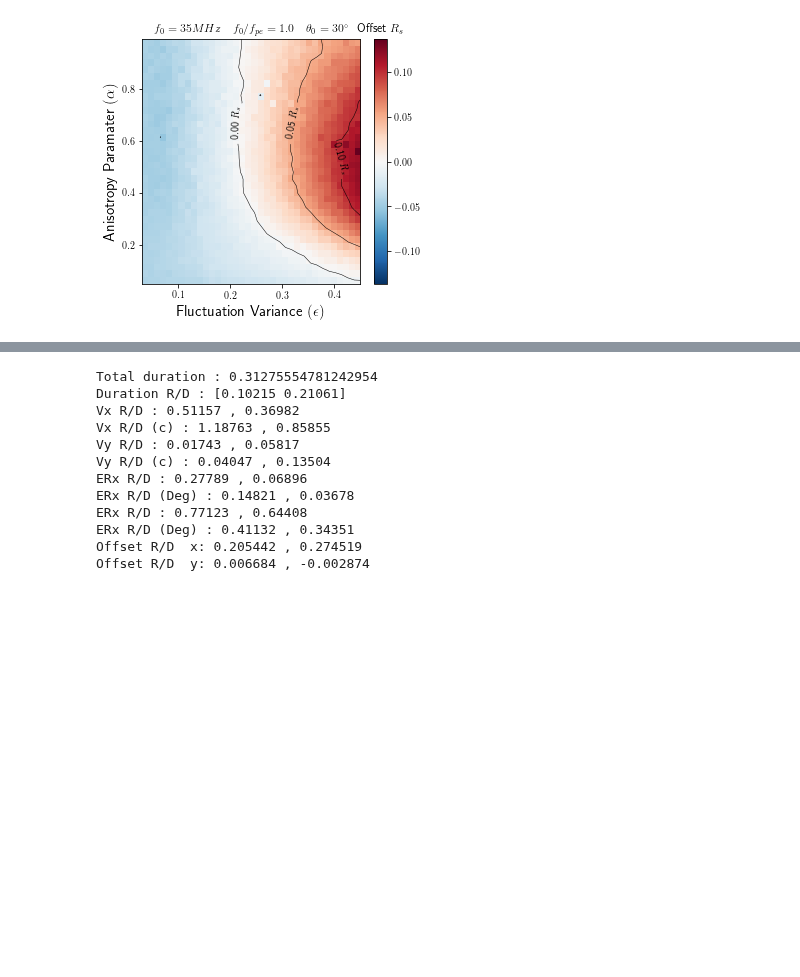
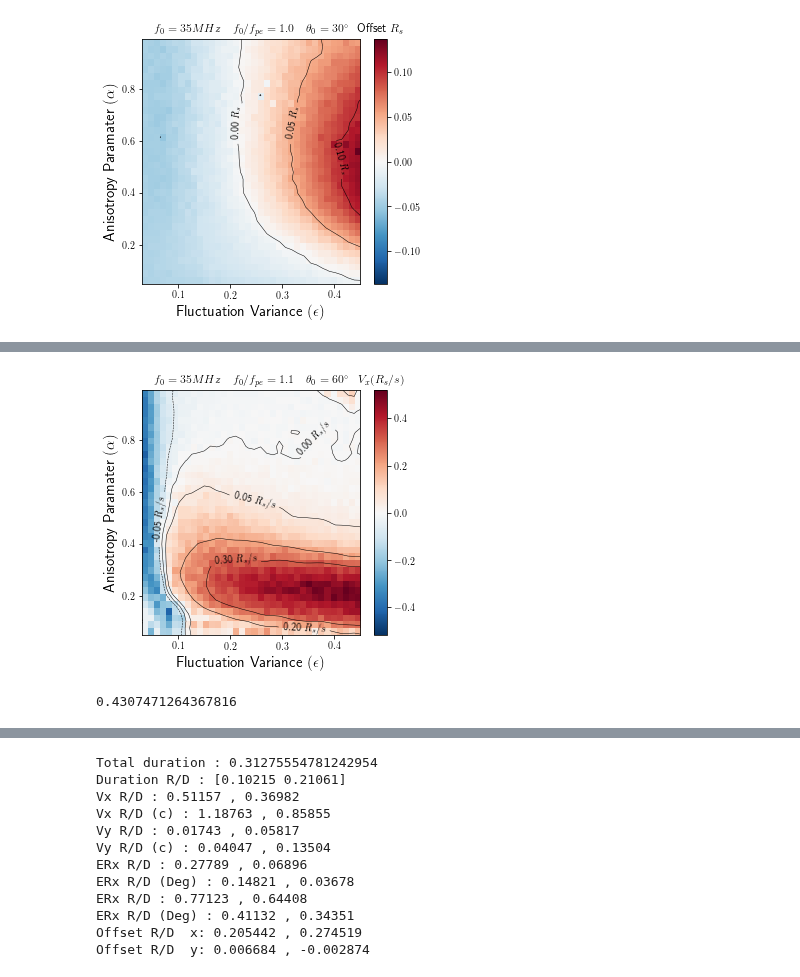
Before and after one commit to peijin94/SunRay, a Jupyter notebook: sunray_offset.ipynb, the cells around one changed output, grey strips where cells are left out. Saved outputs shown, nothing was run; the diff lists cells and outputs as text; code cells hidden in the pictures; blank space fills up the shorter version.

```diff
--- a/sunray_offset.ipynb
+++ b/sunray_offset.ipynb
@@ -290,0 +338,49 @@ array([[False, False, False, ..., False, False, False],
+# %%
+import numpy as np
+data_par  = np.load('parsetRUN3.funda.rot'+angrotstr+'.v1.npz')
+res = data_par.f
+
+res = (data_par.f.arr_0)
+
+arr_eps   = np.linspace(0.03,0.45,36)
+arr_alpha = np.linspace(0.05,0.99,36)
+
+res_cur = res[5]
+#res_cur = np.abs(res_cur)
+imlim = np.nanmax([np.nanmax(res_cur),np.nanmax(-res_cur)])
+mask = np.isnan(res_cur)
+res_cur[mask] = np.interp(np.flatnonzero(mask), np.flatnonzero(~mask), res_cur[~mask])
+
+
+from scipy.ndimage.filters import gaussian_filter
+sigma=0.8
+#data = gaussian_filter(data, sigma)
+
+plt.figure(figsize=[5,4.5])
+
+
+plt.imshow(res_cur.T,origin='lower',
+           extent=[np.min(arr_eps),np.max(arr_eps),np.min(arr_alpha),np.max(arr_alpha)],
+          cmap='RdBu_r',vmax=np.nanmax(res_cur),vmin=-np.nanmax(res_cur))#,vmax=7,vmin=0)
+cbar = plt.colorbar()
+cbar.ax.set_title('$V_x(R_s/s)$')
+
+ax = plt.gca()
+
+CS = ax.contour(arr_eps,arr_alpha,gaussian_filter(res_cur.T,sigma),[-0.05,0.0,0.05,0.2,0.3,0.5],colors=['k'],linewidths =0.5)
+ax.clabel(CS,  CS.levels,  inline=True,  fontsize=10,fmt=r'%1.2f $R_s/s$')
+
+ax.set_xlabel(r'Fluctuation Variance $(\epsilon)$',fontsize=15)
+ax.set_ylabel(r'Anisotropy Paramater $(\alpha)$',fontsize=15)
+
+ax.set_aspect(1/2)
+ax.set_title(r'$f_0=35MHz \quad f_0/f_{pe}=1.1\quad \theta _0='+angrotstr+'^{\circ}$')
+fig = plt.gcf()
+
+fig.savefig('img/vx_funda'+angrotstr+'.pdf')
+# %% [output]
+[figure, added]
+# %%
+c_r
+# %% [output]
+0.4307471264367816
```
Also changed, not shown: parts of 17 cells of this notebook, 8 other files.
